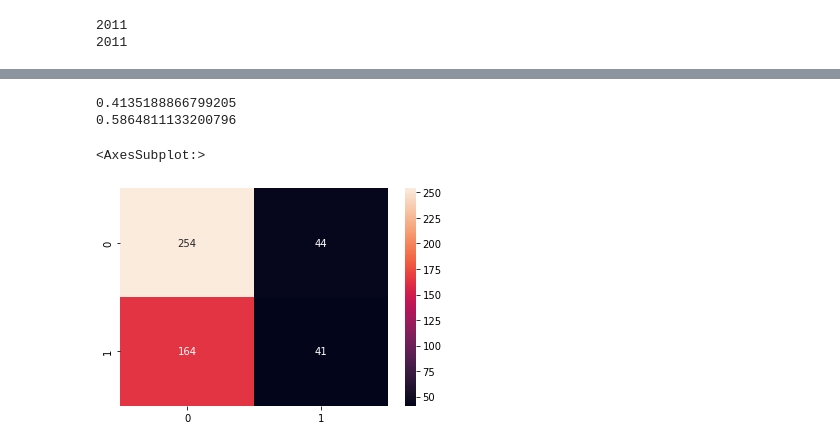
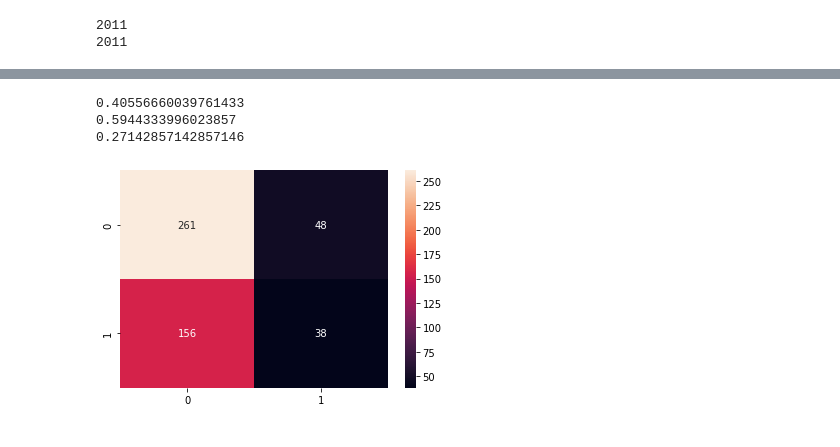
Before and after one commit to gprasad125/SC2022-BatchB-python-enjoyers, a Jupyter notebook: finalProject/modeling.ipynb, the cells around one changed output, grey strips where cells are left out. Saved outputs shown, nothing was run; the diff lists cells and outputs as text; code cells hidden in the pictures.

```diff
--- a/finalProject/modeling.ipynb
+++ b/finalProject/modeling.ipynb
@@ -36,18 +35,21 @@ my_KNN_model.best_params_
 # %%
-from sklearn.metrics import confusion_matrix
+KNN_model_2 = KNN(n_neighbors = 12)
+KNN_model_2.fit(x_train, y_train)
+from sklearn.metrics import f1_score
 
-KNN_model_2 = KNN(n_neighbors = 10)
-KNN_model_2.fit(x_train, y_train)
+
 y_hat = KNN_model_2.predict(x_test)
 mean_squared_error = (np.sum((y_test - y_hat)**2))/len(y_test)
 print(mean_squared_error)
-print(KNN_model_2.score(x_test,y_test)) #knn model --> very inaccurate
+print(KNN_model_2.score(x_test,y_test))
 sns.heatmap(confusion_matrix(y_test, y_hat), annot = True, fmt ='g')
+score = f1_score(y_test, y_hat, average='binary')
+print(score)
 # %% [output]
-0.4135188866799205
-0.5864811133200796
+0.40556660039761433
+0.5944333996023857
+0.27142857142857146
-<AxesSubplot:>
-[figure, old version]
+[figure, new version]
 # %%
 from sklearn.ensemble import RandomForestClassifier
 from sklearn.model_selection import GridSearchCV
```
Also changed, not shown: parts of 16 cells of this notebook, 8 other files.
